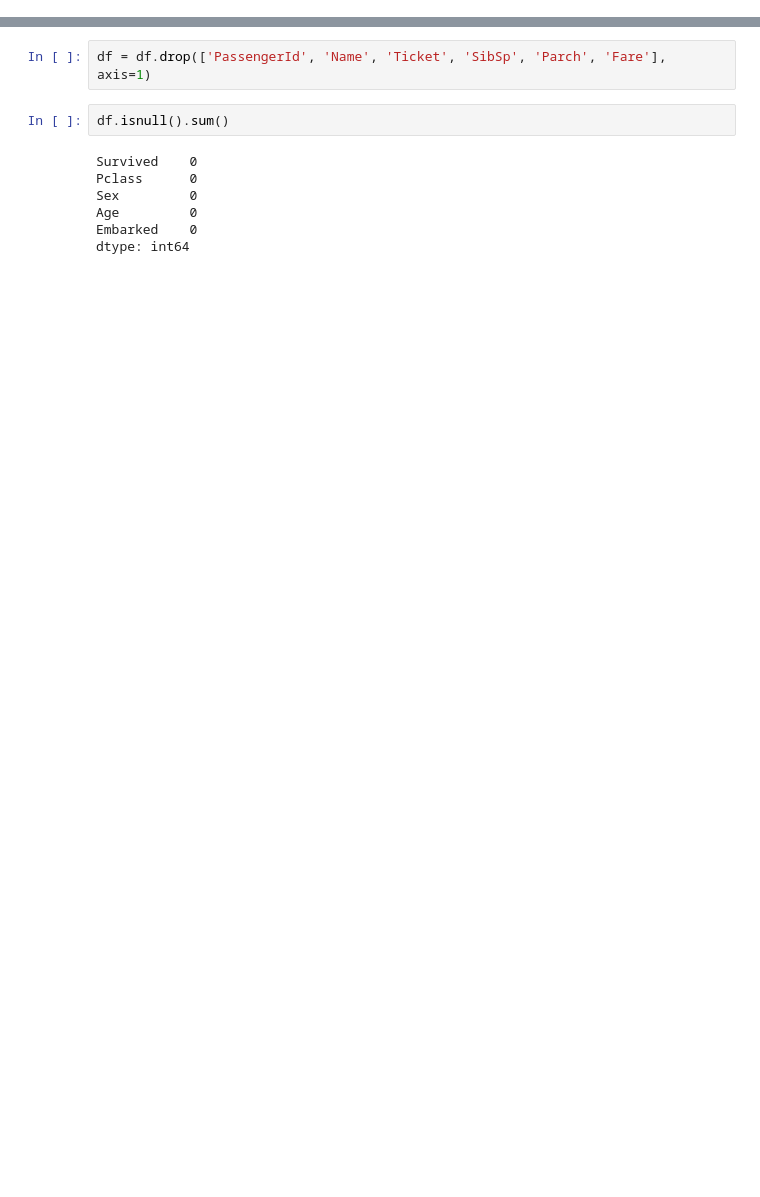
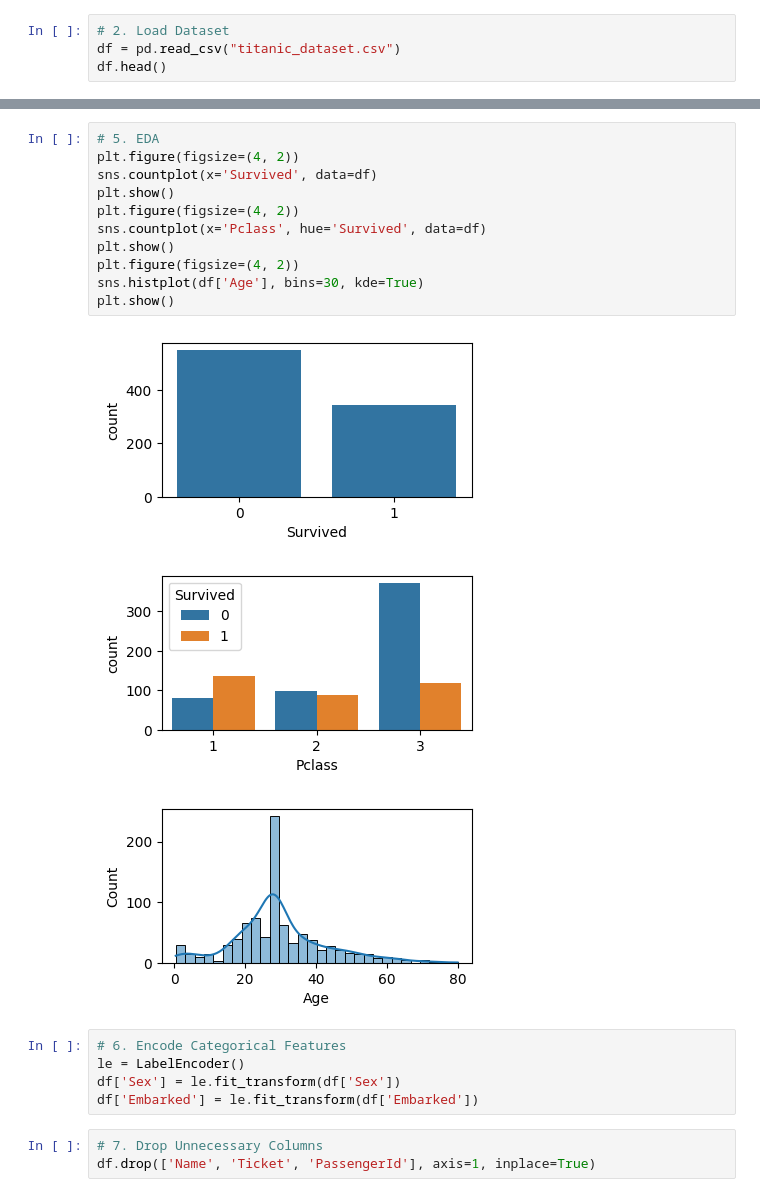
Before and after one commit to Git-Rexdev/Code-Crackers-AIML-Resources, a Jupyter notebook: notebooks/week2.ipynb, the cells around one changed output, grey strips where cells are left out. Saved outputs shown, nothing was run; the diff lists cells and outputs as text; blank space fills up the shorter version.

```diff
--- a/notebooks/week2.ipynb
+++ b/notebooks/week2.ipynb
@@ -18,0 +15,4 @@ df.head()
+# %%
+# 2. Load Dataset
+df = pd.read_csv("titanic_dataset.csv")
+df.head()
@@ -84,14 +91,26 @@ Ticket         0
 Fare           0
 Embarked       0
 dtype: int64
+# %%
+# 5. EDA
+plt.figure(figsize=(4, 2))
+sns.countplot(x='Survived', data=df)
+plt.show()
+plt.figure(figsize=(4, 2))
+sns.countplot(x='Pclass', hue='Survived', data=df)
+plt.show()
+plt.figure(figsize=(4, 2))
+sns.histplot(df['Age'], bins=30, kde=True)
+plt.show()
+# %% [output]
+[figure, added]
+[figure, added]
+[figure, added]
+# %%
+# 6. Encode Categorical Features
+le = LabelEncoder()
+df['Sex'] = le.fit_transform(df['Sex'])
+df['Embarked'] = le.fit_transform(df['Embarked'])
 # %%
-df = df.drop(['PassengerId', 'Name', 'Ticket', 'SibSp', 'Parch', 'Fare'], axis=1)
+# 7. Drop Unnecessary Columns
+df.drop(['Name', 'Ticket', 'PassengerId'], axis=1, inplace=True)
-# %%
-df.isnull().sum()
-# %% [output]
-Survived    0
-Pclass      0
-Sex         0
-Age         0
-Embarked    0
-dtype: int64
```
Also changed, not shown: parts of 15 cells of this notebook.
